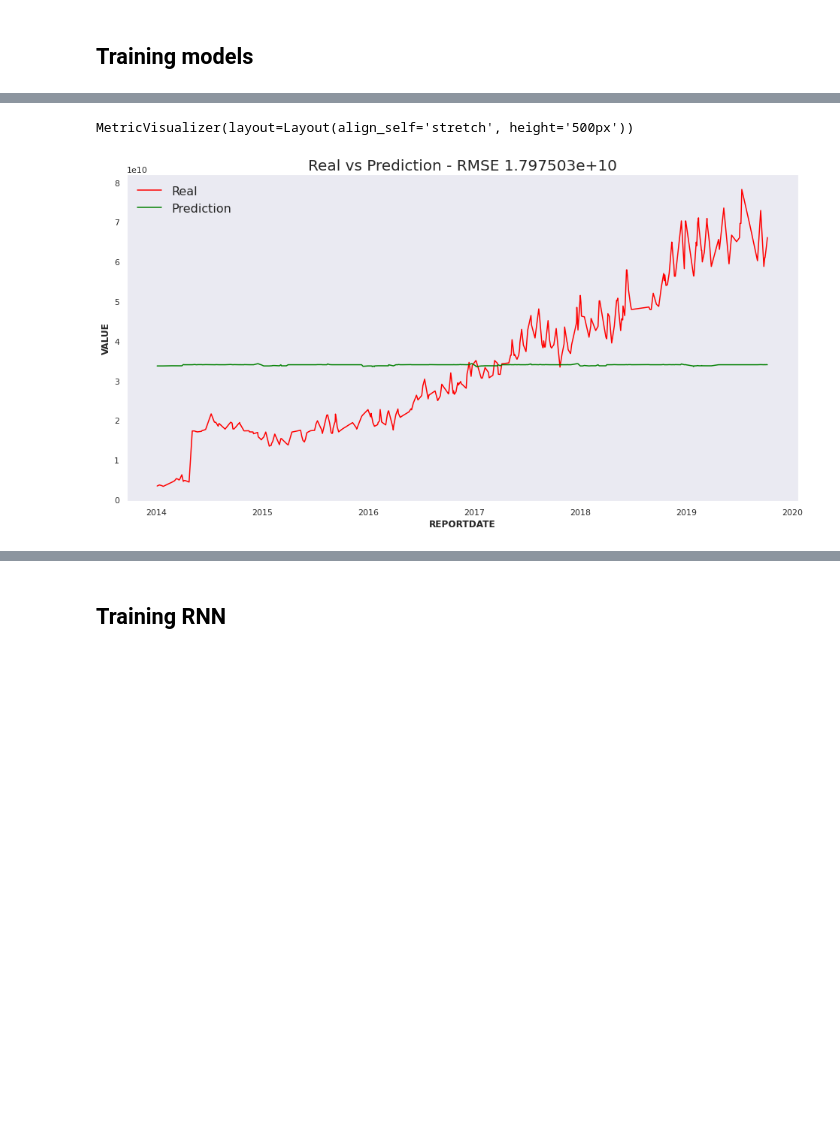
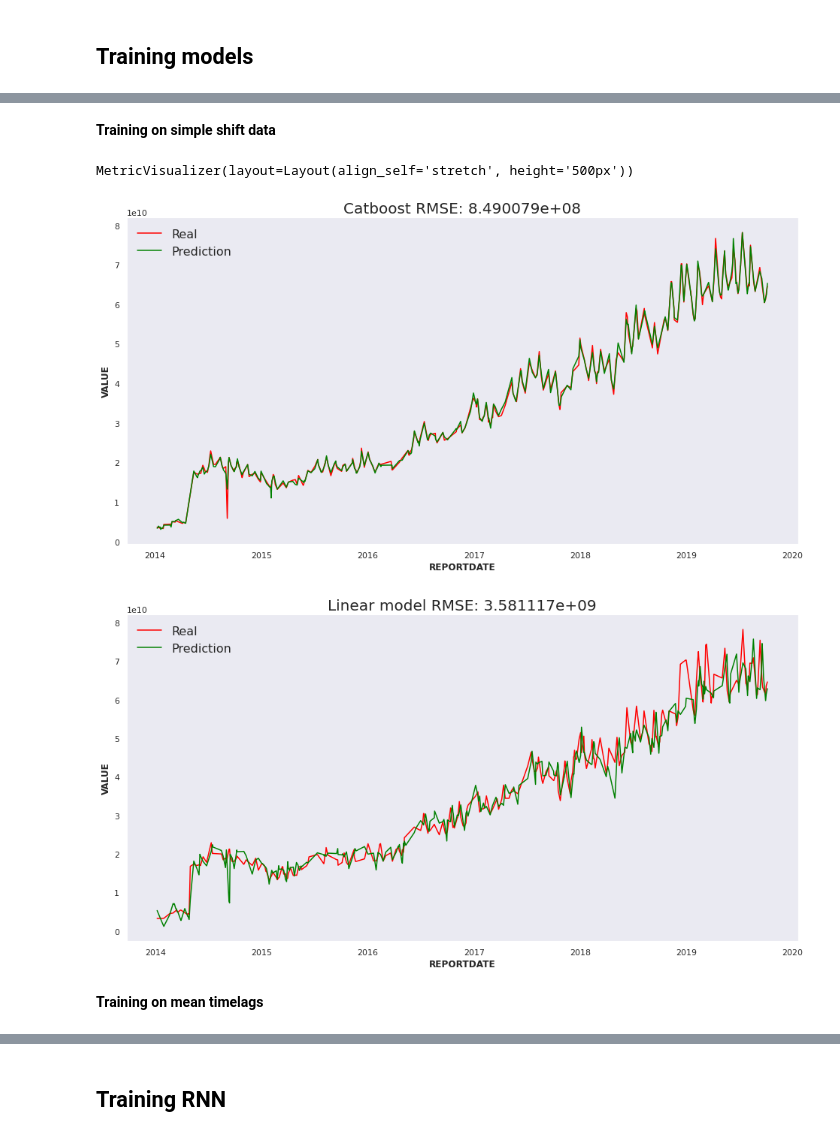
Before and after one commit to kkruglik/sber_intership, a Jupyter notebook: analysis.ipynb, the cells around one changed output, grey strips where cells are left out. Saved outputs shown, nothing was run; the diff lists cells and outputs as text; code cells hidden in the pictures; blank space fills up the shorter version.

```diff
--- a/analysis.ipynb
+++ b/analysis.ipynb
@@ -153,0 +159,5 @@ df_cyclical_features.head()
+# %%
+df_shift = df.copy()
+df_shift['week_shift'] = df_shift.VALUE.shift(7)
+df_shift.dropna(inplace=True)
+df_shift.head()
@@ -219,5 +246,8 @@ def prepareData(data, lag_start=5, lag_end=13, test_size=0.15):
 # %%
-data_lr = df.copy()
-X_train, X_test, y_train, y_test = prepareData(
-    data_lr, test_size=0.3
-)
+df_mean_timelag = df.copy()
+# X_train, X_test, y_train, y_test = mean_timelag_encoding(
+#     df_mean_timelag, test_size=0.3
+# )
+
+df_mean_timelag = mean_timelag_encoding(df_mean_timelag, test_size=0.3)
+df_mean_timelag.head()
@@ -224,7 +260,0 @@ X_train, X_test, y_train, y_test = prepareData(
-# %%
-model = LinearRegression()
-model.fit(X_train, y_train)
-prediction = model.predict(X_test)
-rmse = mean_squared_error(y_test, prediction)
-
-plot_preds(rmse, prediction, y_test)
@@ -236,10 +264,11 @@ plot_preds(rmse, prediction, y_test)
 from sklearn.model_selection import train_test_split
 from sklearn.metrics import mean_squared_error
 # %%
-def plot_preds(metric, predictions, y_test):
+def plot_preds(metric, predictions, y_test, title):
     metric = "{:e}".format(metric)
+    title = title + ' ' + 'RMSE: ' + metric
     fig = plt.figure(figsize=(16,8))
-    plt.title(f'Real vs Prediction - RMSE {metric}', fontsize=20)
+    plt.title(title, fontsize=20)
     sns.lineplot(data=y_test, color='red')
     sns.lineplot(data=pd.Series(predictions, index=y_test.index), color='green')
     plt.legend(labels=['Real', 'Prediction'], fontsize=16)
@@ -253,7 +282,7 @@ def make_train_data(df):
     X_train, X_valid, y_train, y_valid = train_test_split(X, y, train_size=0.90)
     return X_train, X_test, X_valid, y_train, y_test, y_valid
 
-def train(model, df, grid=None):
+def train_catboost(model, df, grid=None):
     X_train, X_test, X_valid, y_train, y_test, y_valid = make_train_data(df)
 
     if grid is not None:
@@ -264,4 +293,11 @@ def train(model, df, grid=None):
 
     predictions = model.predict(X_test)
     rmse = np.round(mean_squared_error(y_test, predictions) ** 0.5, 3)
-    plot_preds(rmse, predictions, y_test)
+    plot_preds(rmse, predictions, y_test, 'Catboost')
+
+def train_linear(model, df):
+    X_train, X_test, X_valid, y_train, y_test, y_valid = make_train_data(df)
+    model.fit(X_train, y_train)
+    predictions = model.predict(X_test)
+    rmse = np.round(mean_squared_error(y_test, predictions) ** 0.5, 3)
+    plot_preds(rmse, predictions, y_test, 'Linear model')
@@ -280,7 +322,12 @@ MetricVisualizer(layout=Layout(align_self='stretch', height='500px'))
+# %% [markdown]
+**Training on simple shift data**
 # %%
-cb_reg = CatBoostRegressor(loss_function='RMSE', logging_level='Silent')
-train(cb_reg, df_ohe_features)
+train_catboost(CatBoostRegressor(loss_function='RMSE', logging_level='Silent'), df_shift)
+train_linear(LinearRegression(), df_shift)
 # %% [output]
 MetricVisualizer(layout=Layout(align_self='stretch', height='500px'))
-[figure, old version]
+[figure, new version]
+[figure, added]
+# %% [markdown]
+**Training on mean timelags**
 # %%
```
Also changed, not shown: parts of 41 cells of this notebook, 7 other files.
